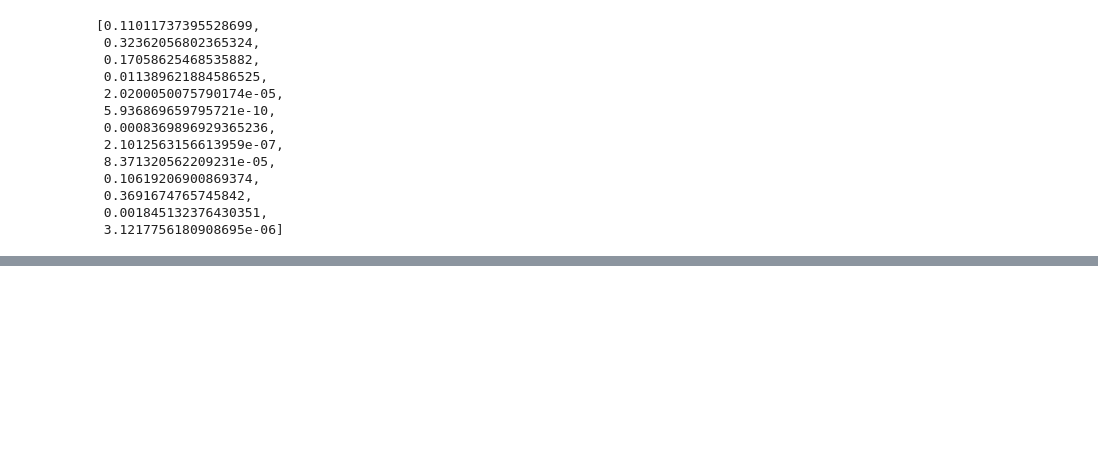
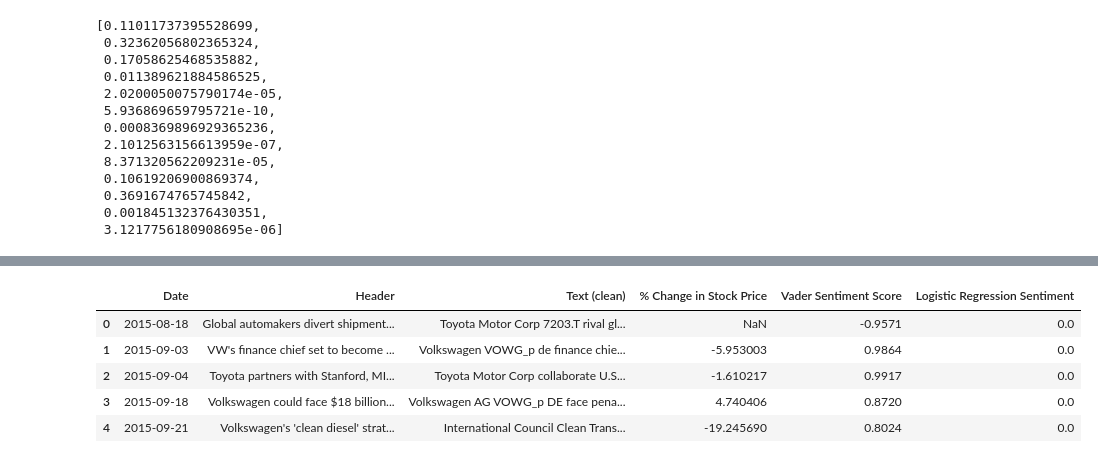
Before and after one commit to anair123/NLP-Final-Project, a Jupyter notebook: NLP Project/Volkswagen.ipynb, the cells around one changed output, grey strips where cells are left out. Drawn from its saved outputs; the diff is of its cells as text; code cells hidden in the pictures; blank space fills up the shorter version.

```diff
--- a/NLP Project/Volkswagen.ipynb
+++ b/NLP Project/Volkswagen.ipynb
@@ -444,8 +445,3 @@ sentiment_prob
  0.3691674765745842,
  0.001845132376430351,
  3.1217756180908695e-06]
-# %%
-
-df['sentiment'] = sentiment
-df['sentiment_prob'] = sentiment_prob
-df
@@ -466,0 +457,13 @@ df
+# %%
+
+df['Logistic Regression Sentiment'] = sentiment
+df['sentiment_prob'] = sentiment_prob
+columns = ['Date', 'Header', 'Text (clean)', '% Change in Stock Price', 'Vader Sentiment Score', 'Logistic Regression Sentiment']
+df[columns].head()
+# %% [output]
+|  | Date | Header | Text (clean) | % Change in Stock Price | Vader Sentiment Score | Logistic Regression Sentiment |
+| 0 | 2015-08-18 | Global automakers divert shipment... | Toyota Motor Corp 7203.T rival gl... | NaN | -0.9571 | 0.0 |
+| 1 | 2015-09-03 | VW's finance chief set to become ... | Volkswagen VOWG_p de finance chie... | -5.953003 | 0.9864 | 0.0 |
+| 2 | 2015-09-04 | Toyota partners with Stanford, MI... | Toyota Motor Corp collaborate U.S... | -1.610217 | 0.9917 | 0.0 |
+| 3 | 2015-09-18 | Volkswagen could face $18 billion... | Volkswagen AG VOWG_p DE face pena... | 4.740406 | 0.8720 | 0.0 |
+| 4 | 2015-09-21 | Volkswagen's 'clean diesel' strat... | International Council Clean Trans... | -19.245690 | 0.8024 | 0.0 |
```
Also changed, not shown: parts of 5 cells of this notebook, 3 other files.
